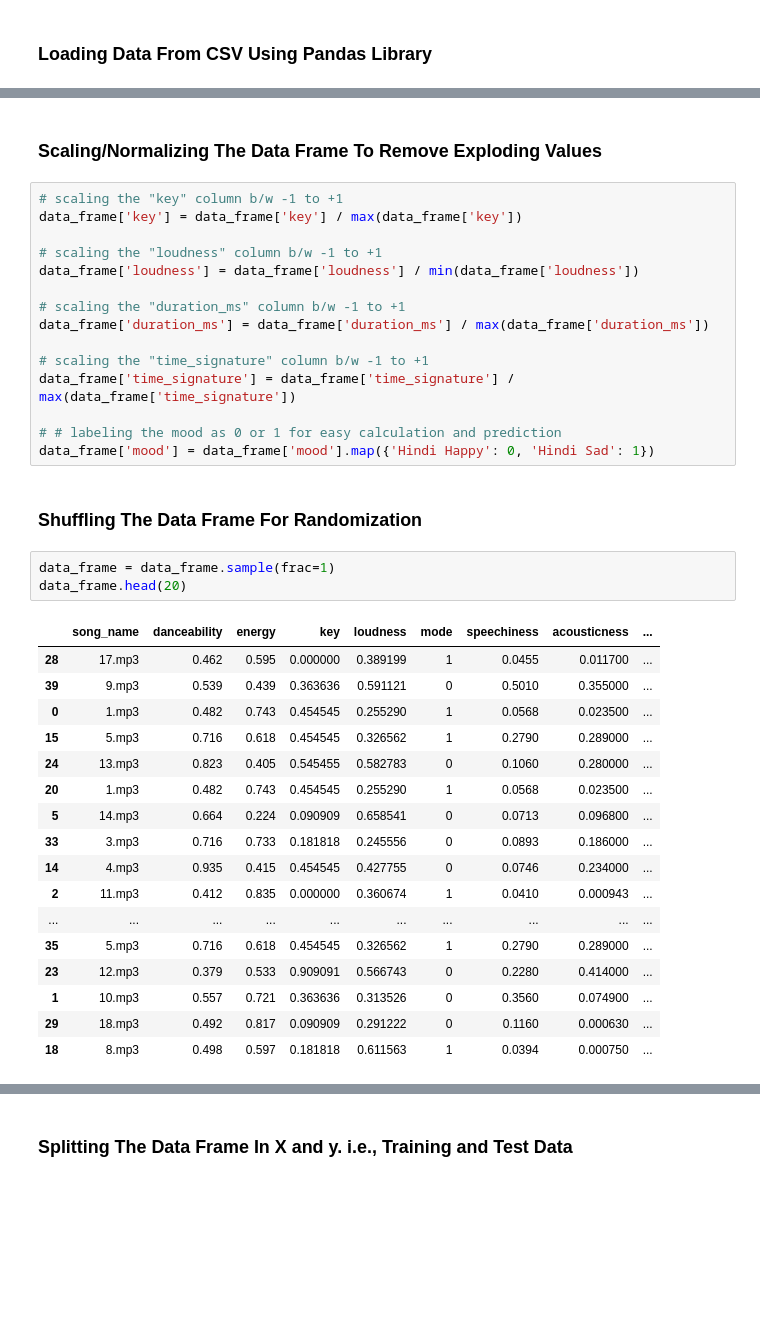
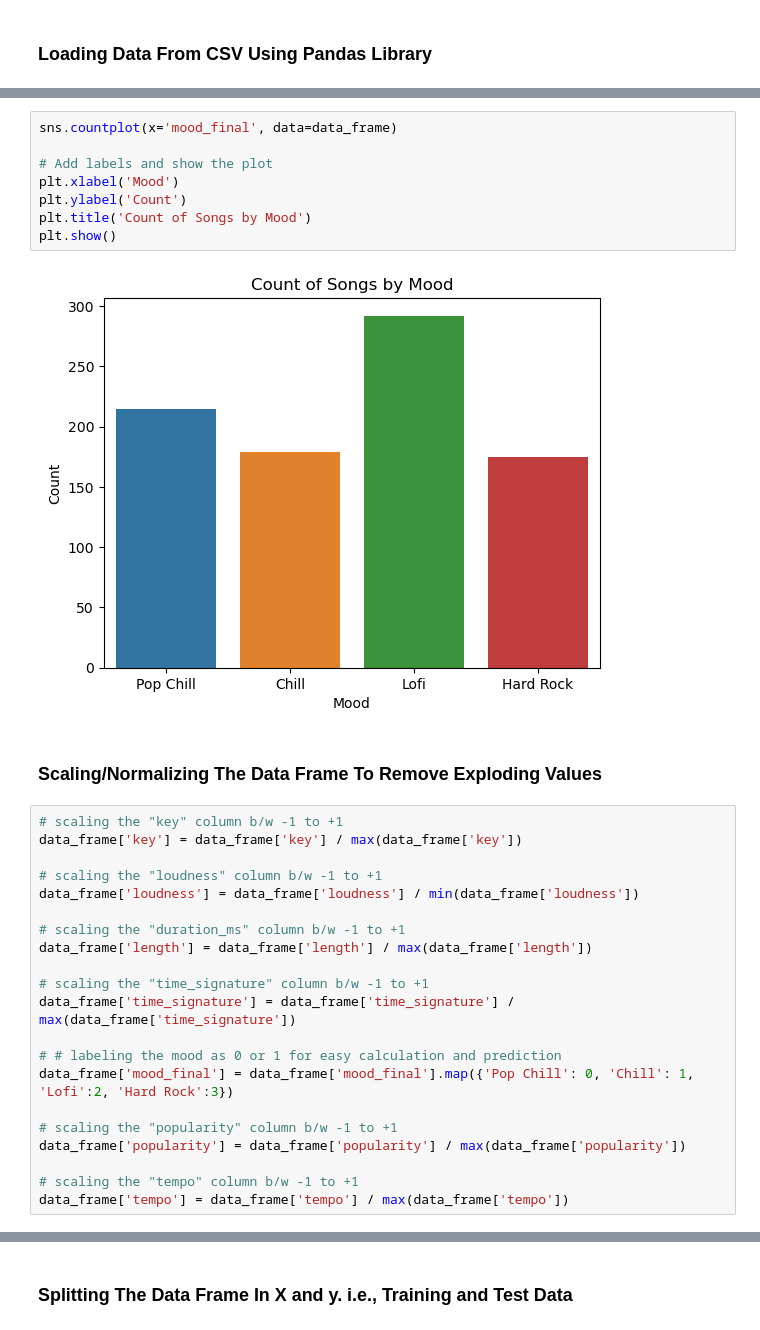
Before and after one commit to nilayjain12/Play_Song_By_Mood, a Jupyter notebook: play_song_by_mood.ipynb, the cells around one changed output, grey strips where cells are left out. Drawn from its saved outputs; the diff is of its cells as text; blank space fills up the shorter version.

```diff
--- a/play_song_by_mood.ipynb
+++ b/play_song_by_mood.ipynb
@@ -28,3 +31,13 @@ data_frame.head(5)
+# %%
+sns.countplot(x='mood_final', data=data_frame)
+
+# Add labels and show the plot
+plt.xlabel('Mood')
+plt.ylabel('Count')
+plt.title('Count of Songs by Mood')
+plt.show()
+# %% [output]
+[figure, added]
 # %% [markdown]
 ### **Scaling/Normalizing The Data Frame To Remove Exploding Values**
 # %%
@@ -35,33 +48,16 @@ data_frame['key'] = data_frame['key'] / max(data_frame['key'])
 data_frame['loudness'] = data_frame['loudness'] / min(data_frame['loudness'])
 
 # scaling the "duration_ms" column b/w -1 to +1
-data_frame['duration_ms'] = data_frame['duration_ms'] / max(data_frame['duration_ms'])
+data_frame['length'] = data_frame['length'] / max(data_frame['length'])
 
 # scaling the "time_signature" column b/w -1 to +1
 data_frame['time_signature'] = data_frame['time_signature'] / max(data_frame['time_signature'])
 
 # # labeling the mood as 0 or 1 for easy calculation and prediction
-data_frame['mood'] = data_frame['mood'].map({'Hindi Happy': 0, 'Hindi Sad': 1})
+data_frame['mood_final'] = data_frame['mood_final'].map({'Pop Chill': 0, 'Chill': 1, 'Lofi':2, 'Hard Rock':3})
+
+# scaling the "popularity" column b/w -1 to +1
+data_frame['popularity'] = data_frame['popularity'] / max(data_frame['popularity'])
+
+# scaling the "tempo" column b/w -1 to +1
+data_frame['tempo'] = data_frame['tempo'] / max(data_frame['tempo'])
-# %% [markdown]
-### **Shuffling The Data Frame For Randomization**
-# %%
-data_frame = data_frame.sample(frac=1)
-data_frame.head(20)
-# %% [output]
-|  | song_name | danceability | energy | key | loudness | mode | speechiness | acousticness | ... |
-| 28 | 17.mp3 | 0.462 | 0.595 | 0.000000 | 0.389199 | 1 | 0.0455 | 0.011700 | ... |
-| 39 | 9.mp3 | 0.539 | 0.439 | 0.363636 | 0.591121 | 0 | 0.5010 | 0.355000 | ... |
-| 0 | 1.mp3 | 0.482 | 0.743 | 0.454545 | 0.255290 | 1 | 0.0568 | 0.023500 | ... |
-| 15 | 5.mp3 | 0.716 | 0.618 | 0.454545 | 0.326562 | 1 | 0.2790 | 0.289000 | ... |
-| 24 | 13.mp3 | 0.823 | 0.405 | 0.545455 | 0.582783 | 0 | 0.1060 | 0.280000 | ... |
-| 20 | 1.mp3 | 0.482 | 0.743 | 0.454545 | 0.255290 | 1 | 0.0568 | 0.023500 | ... |
-| 5 | 14.mp3 | 0.664 | 0.224 | 0.090909 | 0.658541 | 0 | 0.0713 | 0.096800 | ... |
-| 33 | 3.mp3 | 0.716 | 0.733 | 0.181818 | 0.245556 | 0 | 0.0893 | 0.186000 | ... |
-| 14 | 4.mp3 | 0.935 | 0.415 | 0.454545 | 0.427755 | 0 | 0.0746 | 0.234000 | ... |
-| 2 | 11.mp3 | 0.412 | 0.835 | 0.000000 | 0.360674 | 1 | 0.0410 | 0.000943 | ... |
-| ... | ... | ... | ... | ... | ... | ... | ... | ... | ... |
-| 35 | 5.mp3 | 0.716 | 0.618 | 0.454545 | 0.326562 | 1 | 0.2790 | 0.289000 | ... |
-| 23 | 12.mp3 | 0.379 | 0.533 | 0.909091 | 0.566743 | 0 | 0.2280 | 0.414000 | ... |
-| 1 | 10.mp3 | 0.557 | 0.721 | 0.363636 | 0.313526 | 0 | 0.3560 | 0.074900 | ... |
-| 29 | 18.mp3 | 0.492 | 0.817 | 0.090909 | 0.291222 | 0 | 0.1160 | 0.000630 | ... |
-| 18 | 8.mp3 | 0.498 | 0.597 | 0.181818 | 0.611563 | 1 | 0.0394 | 0.000750 | ... |
```
Also changed, not shown: parts of 39 cells of this notebook, 13 other files.
